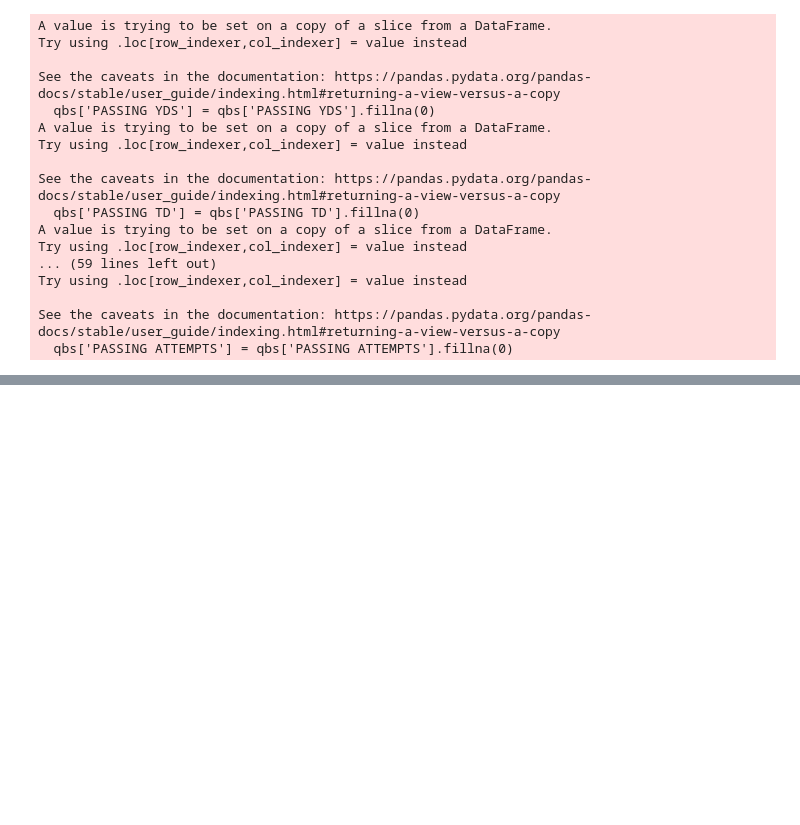
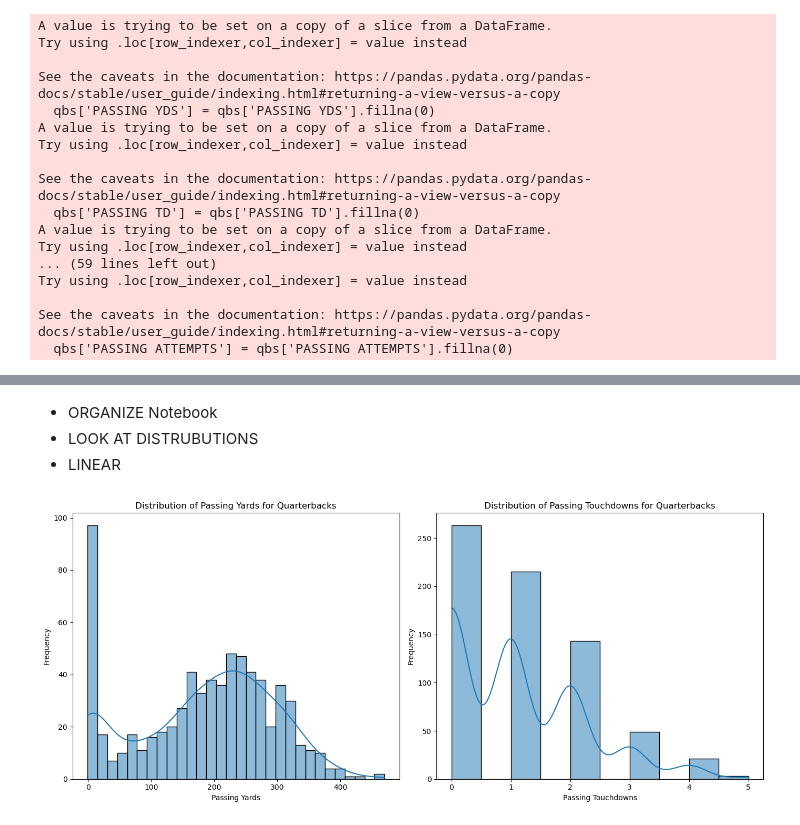
Before and after one commit to mychalortiz319/Fantasy-Forecasting, a Jupyter notebook: notebooks/BettingEdgeEDA.ipynb, the cells around one changed output, grey strips where cells are left out. Cells and saved outputs as stored; diff of their text form; code cells hidden in the pictures; blank space fills up the shorter version.

```diff
--- a/notebooks/BettingEdgeEDA.ipynb
+++ b/notebooks/BettingEdgeEDA.ipynb
@@ -251,0 +349,4 @@ See the caveats in the documentation: https://pandas.pydata.org/pandas-docs/stab
+# %%
+qbs.loc[(qbs['TOTAL'].isnull()), 'TOTAL'] = 0
+# %%
+qbs.loc[(qbs['PROJ'].isnull()), 'PROJ'] = 0
@@ -251,0 +374,3 @@ See the caveats in the documentation: https://pandas.pydata.org/pandas-docs/stab
+# %%
+qbs['did_not_play'] = qbs['rank'].isna().astype(int)
+#creating a 'did_not_play' indicator column
@@ -251,0 +406,5 @@ See the caveats in the documentation: https://pandas.pydata.org/pandas-docs/stab
+# %%
+qbs = qbs.drop(qbs[qbs['did_not_play'] == 1].index)
+#dropping rows with players that did not play
+qbs['did_not_play'].value_counts()
+#ensuring rows where 'did_not_play' = 1 were dropped
@@ -271,0 +657,25 @@ dtype: int64
+# %% [markdown]
+- ORGANIZE Notebook
+- LOOK AT DISTRUBUTIONS
+- LINEAR
+# %%
+plt.figure(figsize=(14, 6))
+
+plt.subplot(1, 2, 1)
+sns.histplot(data=qbs, x='PASSING YDS', kde=True, bins=30)
+plt.title('Distribution of Passing Yards for Quarterbacks')
+plt.xlabel('Passing Yards')
+plt.ylabel('Frequency')
+#plotting the Passing Yards distribution
+
+plt.subplot(1, 2, 2)
+sns.histplot(data=qbs, x='PASSING TD', kde=True, bins=10)
+plt.title('Distribution of Passing Touchdowns for Quarterbacks')
+plt.xlabel('Passing Touchdowns')
+plt.ylabel('Frequency')
+#plotting rushing yards distribution
+
+plt.tight_layout()
+plt.show()
+# %% [output]
+[figure, added]
```
Also changed, not shown: parts of 93 cells of this notebook, 6 other files.
